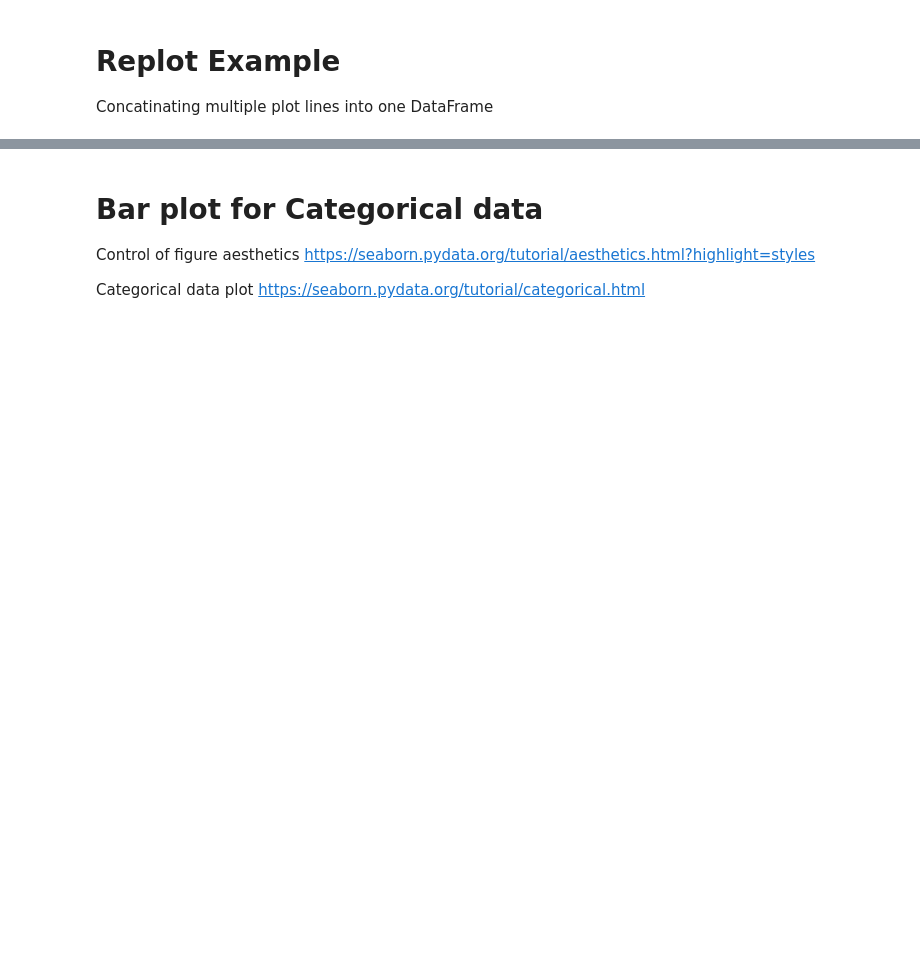
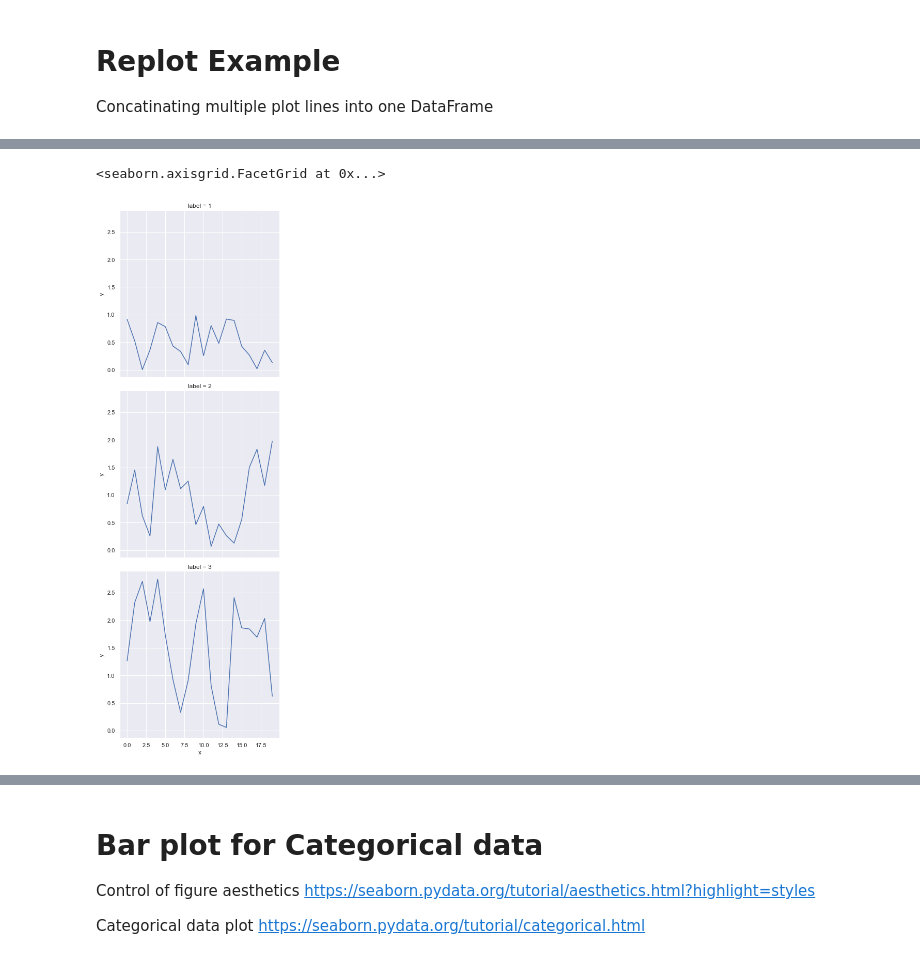
Before and after one commit to ugo-nama-kun/array_to_df, a Jupyter notebook: notebook/seaborn_exaples.ipynb, the cells around one changed output, grey strips where cells are left out. Saved outputs shown, nothing was run; the diff lists cells and outputs as text; code cells hidden in the pictures; blank space fills up the shorter version.

Commit message:
add row plots

```diff
--- a/notebook/seaborn_exaples.ipynb
+++ b/notebook/seaborn_exaples.ipynb
@@ -133,3 +133,14 @@ sns.relplot(
+# %%
+sns.relplot(
+    x="x",
+    y="y",
+    row="label",
+    data=df,
+    kind="line"
+)
+# %% [output]
+<seaborn.axisgrid.FacetGrid at 0x...>
+[figure, added]
 # %%
 sns.relplot(
     x="x",
```
Also changed, not shown: parts of 21 cells of this notebook.
